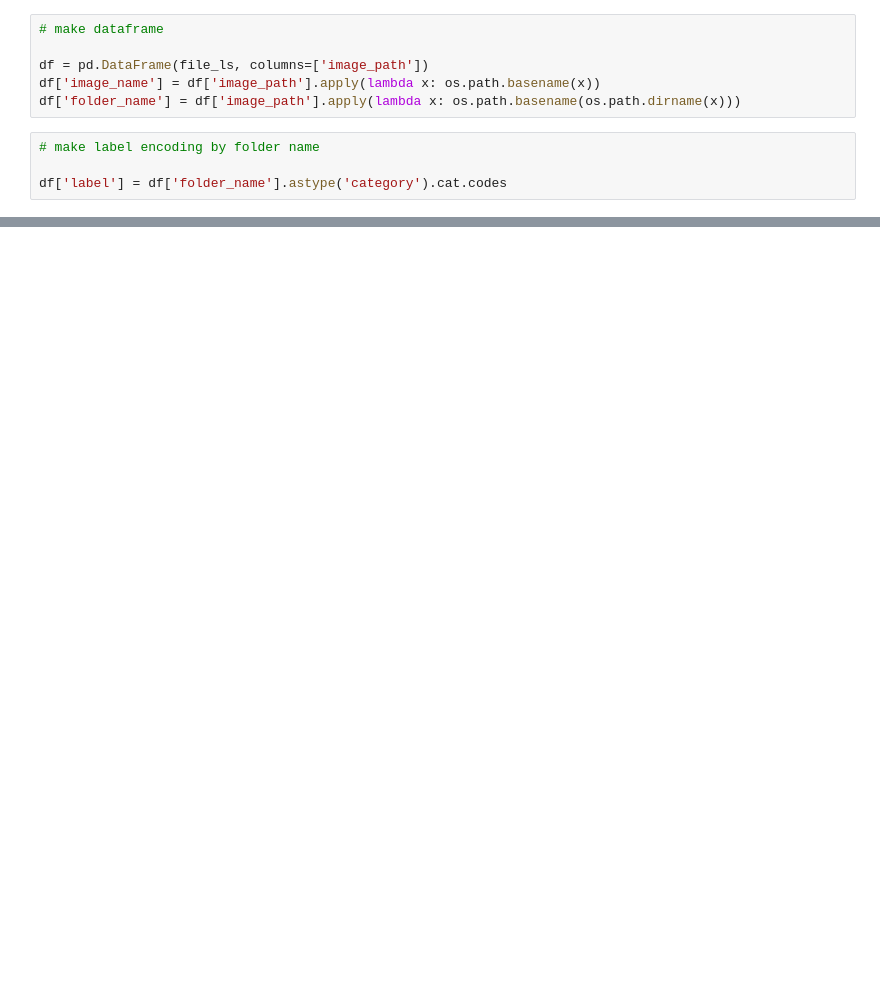
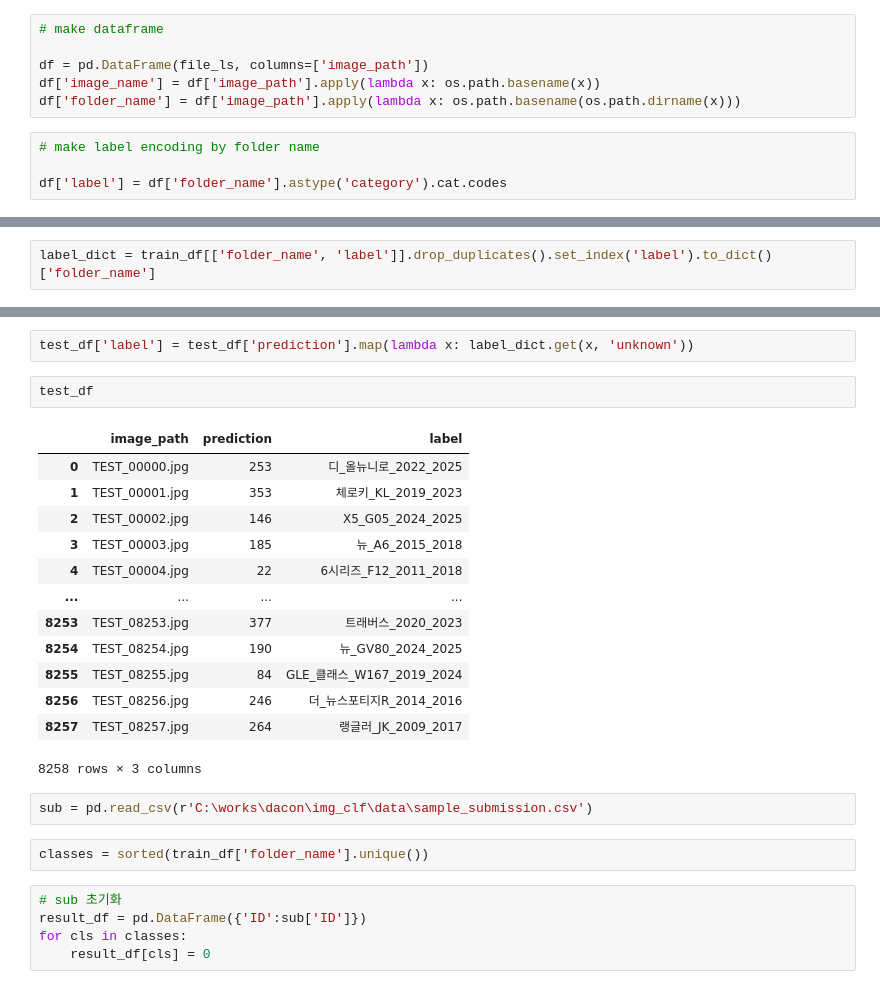
Before and after one commit to yong-again/img_clf, a Jupyter notebook: notebooks/EDA.ipynb, the cells around one changed output, grey strips where cells are left out. Drawn from its saved outputs; the diff is of its cells as text; blank space fills up the shorter version.

```diff
--- a/notebooks/EDA.ipynb
+++ b/notebooks/EDA.ipynb
@@ -52,0 +60,2 @@ df[:100].to_csv('/Users/iyongjeong/WORK/dacon/clf/data/train_csv/train_file_list
+# %%
+label_dict = train_df[['folder_name', 'label']].drop_duplicates().set_index('label').to_dict()['folder_name']
@@ -52,0 +104,27 @@ df[:100].to_csv('/Users/iyongjeong/WORK/dacon/clf/data/train_csv/train_file_list
+# %%
+test_df['label'] = test_df['prediction'].map(lambda x: label_dict.get(x, 'unknown'))
+# %%
+test_df
+# %% [output]
+|  | image_path | prediction | label |
+| 0 | TEST_00000.jpg | 253 | 디_올뉴니로_2022_2025 |
+| 1 | TEST_00001.jpg | 353 | 체로키_KL_2019_2023 |
+| 2 | TEST_00002.jpg | 146 | X5_G05_2024_2025 |
+| 3 | TEST_00003.jpg | 185 | 뉴_A6_2015_2018 |
+| 4 | TEST_00004.jpg | 22 | 6시리즈_F12_2011_2018 |
+| ... | ... | ... | ... |
+| 8253 | TEST_08253.jpg | 377 | 트래버스_2020_2023 |
+| 8254 | TEST_08254.jpg | 190 | 뉴_GV80_2024_2025 |
+| 8255 | TEST_08255.jpg | 84 | GLE_클래스_W167_2019_2024 |
+| 8256 | TEST_08256.jpg | 246 | 더_뉴스포티지R_2014_2016 |
+| 8257 | TEST_08257.jpg | 264 | 랭글러_JK_2009_2017 |
+8258 rows × 3 columns
+# %%
+sub = pd.read_csv(r'C:\works\dacon\img_clf\data\sample_submission.csv')
+# %%
+classes = sorted(train_df['folder_name'].unique())
+# %%
+# sub 초기화
+result_df = pd.DataFrame({'ID':sub['ID']})
+for cls in classes:
+    result_df[cls] = 0
```
Also changed, not shown: parts of 16 cells of this notebook, 10 other files.
